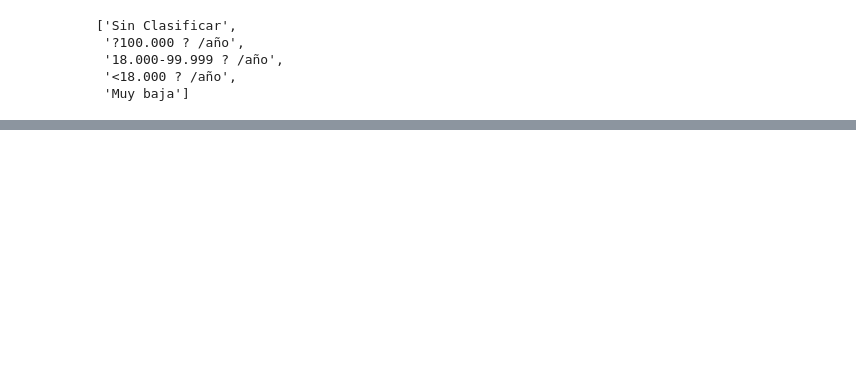
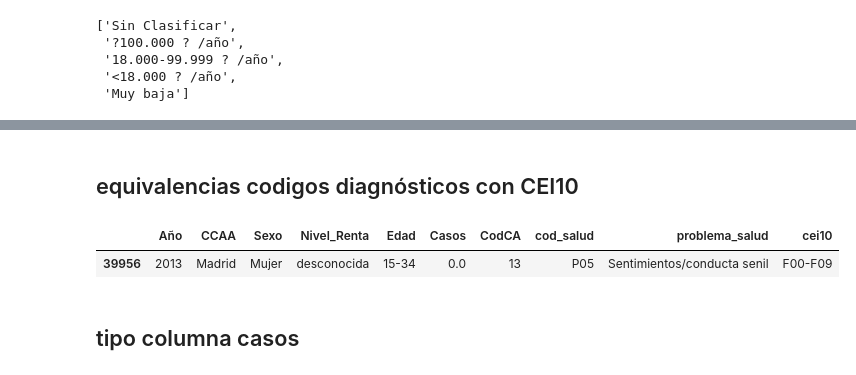
Before and after one commit to emarfer/healthy_mental_health, a Jupyter notebook: notebooks/03_at_primaria.ipynb, the cells around one changed output, grey strips where cells are left out. Cells and saved outputs as stored; diff of their text form; code cells hidden in the pictures; blank space fills up the shorter version.

```diff
--- a/notebooks/03_at_primaria.ipynb
+++ b/notebooks/03_at_primaria.ipynb
@@ -116,4 +108,4 @@ array([ 284.,   nan, 1305., ...,  159.,   91., 4646.])
 # %%
 psico_prim.Casos.fillna(0.,inplace = True)
 # %%
-psico_prim[["cod","diag"]]= psico_prim.Problema_de_Salud.str.split(" - ",expand=True)
+psico_prim[["cod_salud","problema_salud"]]= psico_prim.Problema_de_Salud.str.split(" - ",expand=True)
@@ -152,3 +114,5 @@ capV = {'F00-F09': 'Trastornos mentales orgánicos, incluidos los trastornos sin
+# %% [markdown]
+## equivalencias codigos diagnósticos con CEI10
 # %%
 trans_cod = {'P01': 'F40-49','P02': 'F40-49','P03': 'F40-49','P04': 'F40-49','P05':'F00-F09','P06': 'F30-39','P07': 'F30-39',
 'P08': 'F30-39','P09': 'F30-39','P09-07': 'F30-39','P10': 'F90-F98','P11': 'F90-F98','P12': 'F90-F98','P13': 'F90-F98',
@@ -158,6 +122,4 @@ trans_cod = {'P01': 'F40-49','P02': 'F40-49','P03': 'F40-49','P04': 'F40-49','P0
 'P81': 'F90-F98','P82': 'F40-49','P82/02': 'F40-49','P85': 'F70-79','P86': 'F50-59','P98': 'F20-29','P99': 'F99',
 }
 # %%
-psico_prim['cei10'] = psico_prim.cod.replace(trans_cod)
+psico_prim['cei10'] = psico_prim.cod_salud.map(trans_cod)
-# %%
-psico_prim["cei10diag"] = psico_prim.cei10.replace(capV)
@@ -166,3 +126,10 @@ psico_prim.drop('Problema_de_Salud',axis=1,inplace=True)
+# %%
+psico_prim.sample()
+# %% [output]
+|  | Año | CCAA | Sexo | Nivel_Renta | Edad | Casos | CodCA | cod_salud | problema_salud | cei10 |
+| 39956 | 2013 | Madrid | Mujer | desconocida | 15-34 | 0.0 | 13 | P05 | Sentimientos/conducta senil | F00-F09 |
+# %% [markdown]
+## tipo columna casos
 # %%
 psico_prim.Casos =psico_prim.Casos.astype('int64')
 # %%
```
Also changed, not shown: parts of 21 cells of this notebook, 44 other files.
